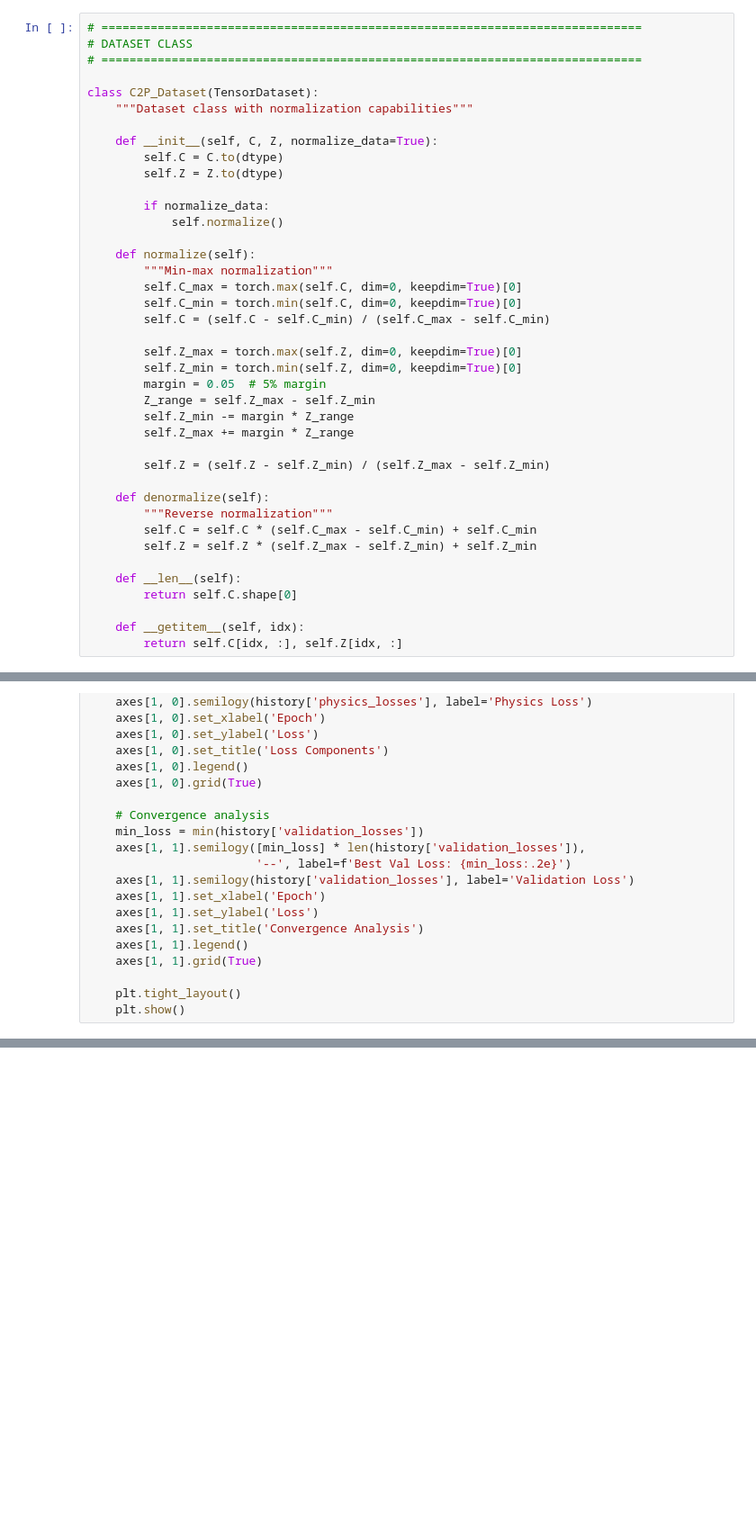
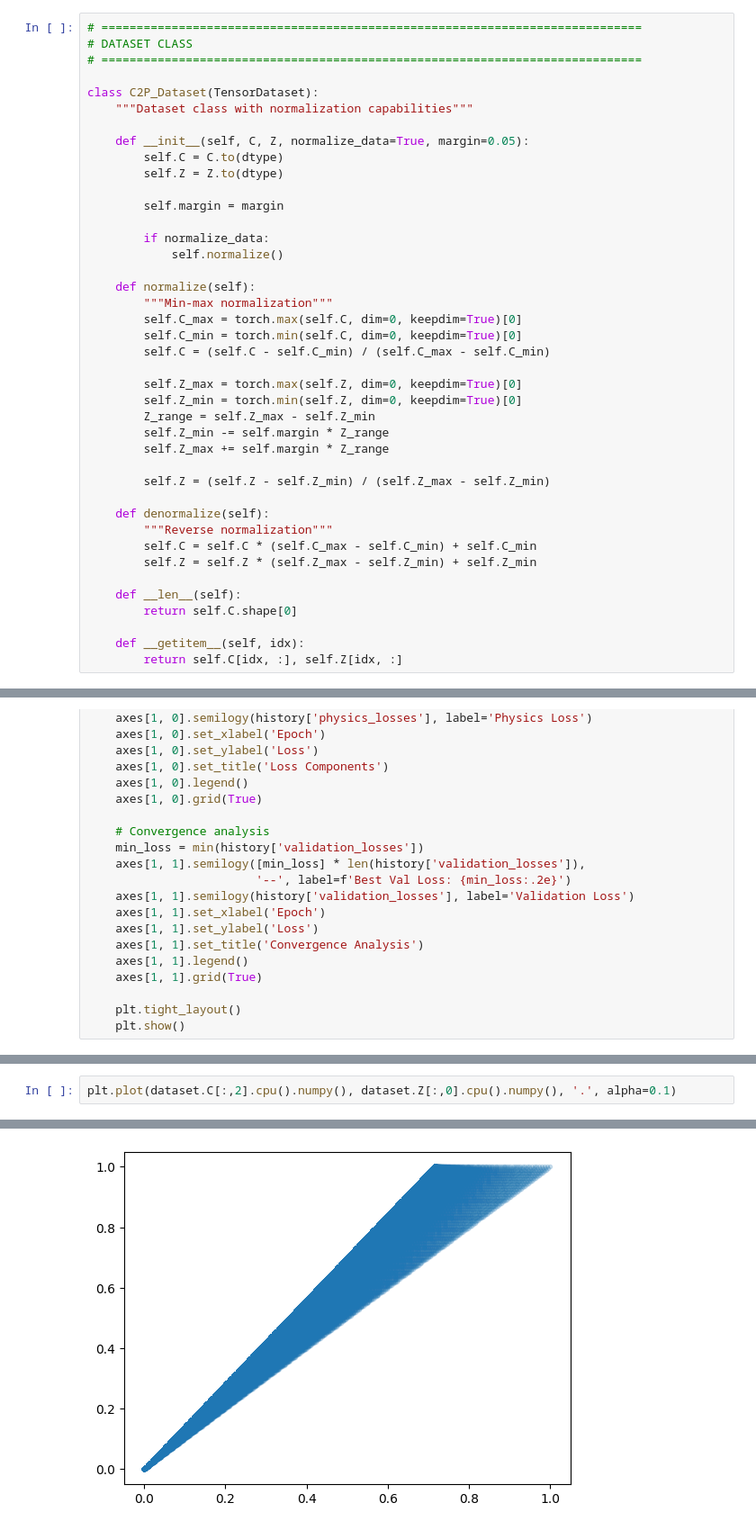
Before and after one commit to kemi2805/Pinns, a Jupyter notebook: c2p_claude.ipynb, the cells around one changed output, grey strips where cells are left out. Shown at 90% size. Saved outputs shown, nothing was run; the diff lists cells and outputs as text; blank space fills up the shorter version.

```diff
--- a/c2p_claude.ipynb
+++ b/c2p_claude.ipynb
@@ -156,9 +158,11 @@ def setup_initial_state_meshgrid_cold(metric, eos, N, device,
 class C2P_Dataset(TensorDataset):
     """Dataset class with normalization capabilities"""
 
-    def __init__(self, C, Z, normalize_data=True):
+    def __init__(self, C, Z, normalize_data=True, margin=0.05):
         self.C = C.to(dtype)
         self.Z = Z.to(dtype)
+
+        self.margin = margin
 
         if normalize_data:
             self.normalize()
@@ -171,10 +175,9 @@ class C2P_Dataset(TensorDataset):
 
         self.Z_max = torch.max(self.Z, dim=0, keepdim=True)[0]
         self.Z_min = torch.min(self.Z, dim=0, keepdim=True)[0]
-        margin = 0.05  # 5% margin
         Z_range = self.Z_max - self.Z_min
-        self.Z_min -= margin * Z_range
-        self.Z_max += margin * Z_range
+        self.Z_min -= self.margin * Z_range
+        self.Z_max += self.margin * Z_range
 
         self.Z = (self.Z - self.Z_min) / (self.Z_max - self.Z_min)
 
@@ -578,0 +614,3 @@ Initial sanity check error: 6.43e-14
+# %%
+plt.plot(dataset.C[:,2].cpu().numpy(), dataset.Z[:,0].cpu().numpy(), '.', alpha=0.1)
+# %% [output]
@@ -579,3 +618,4 @@ Initial sanity check error: 6.43e-14
+[figure, added]
 # %%
 history = train_pinn_model(
         model=model,
```
Also changed, not shown: parts of 16 cells of this notebook, 55 other files.
